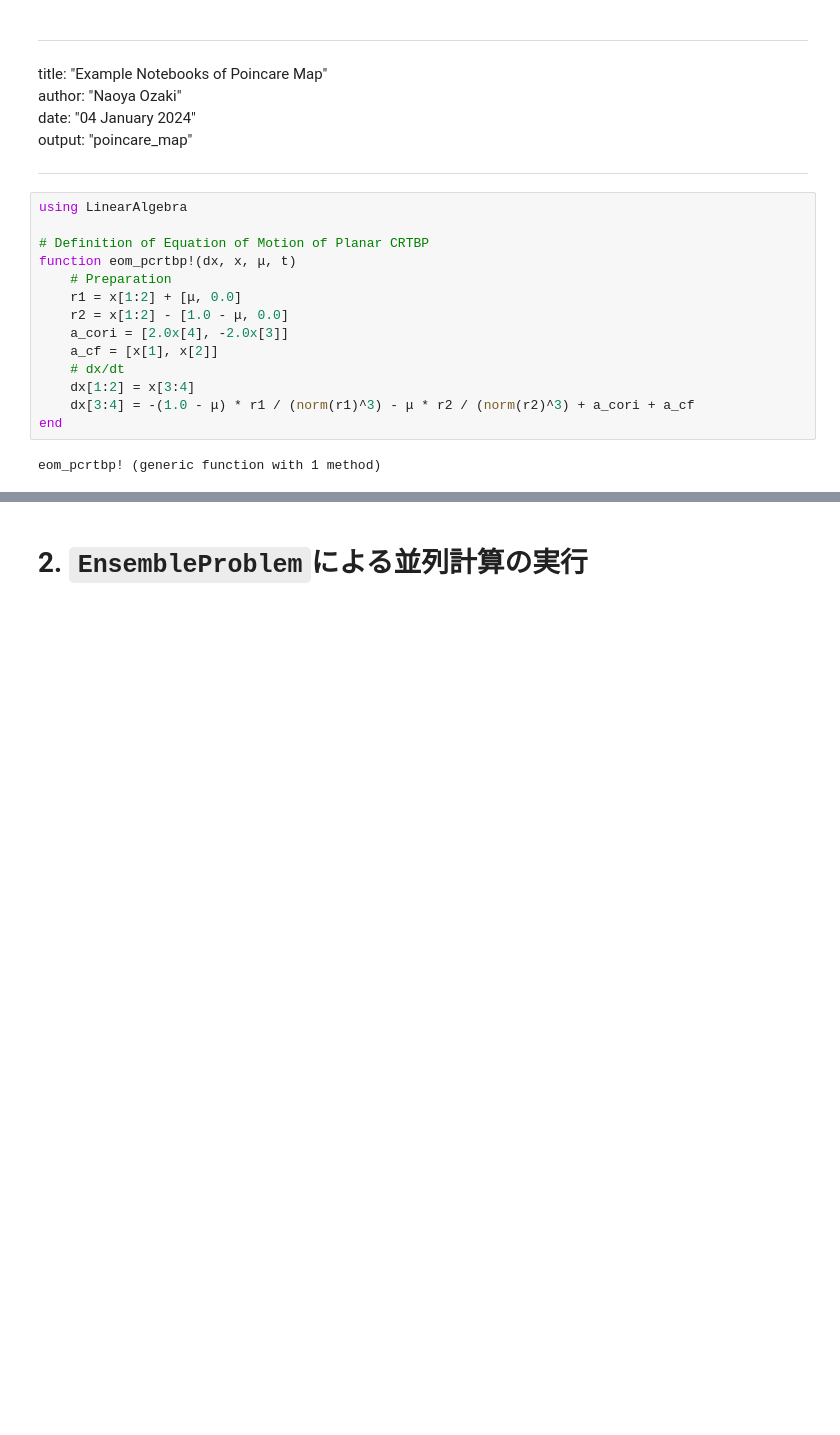
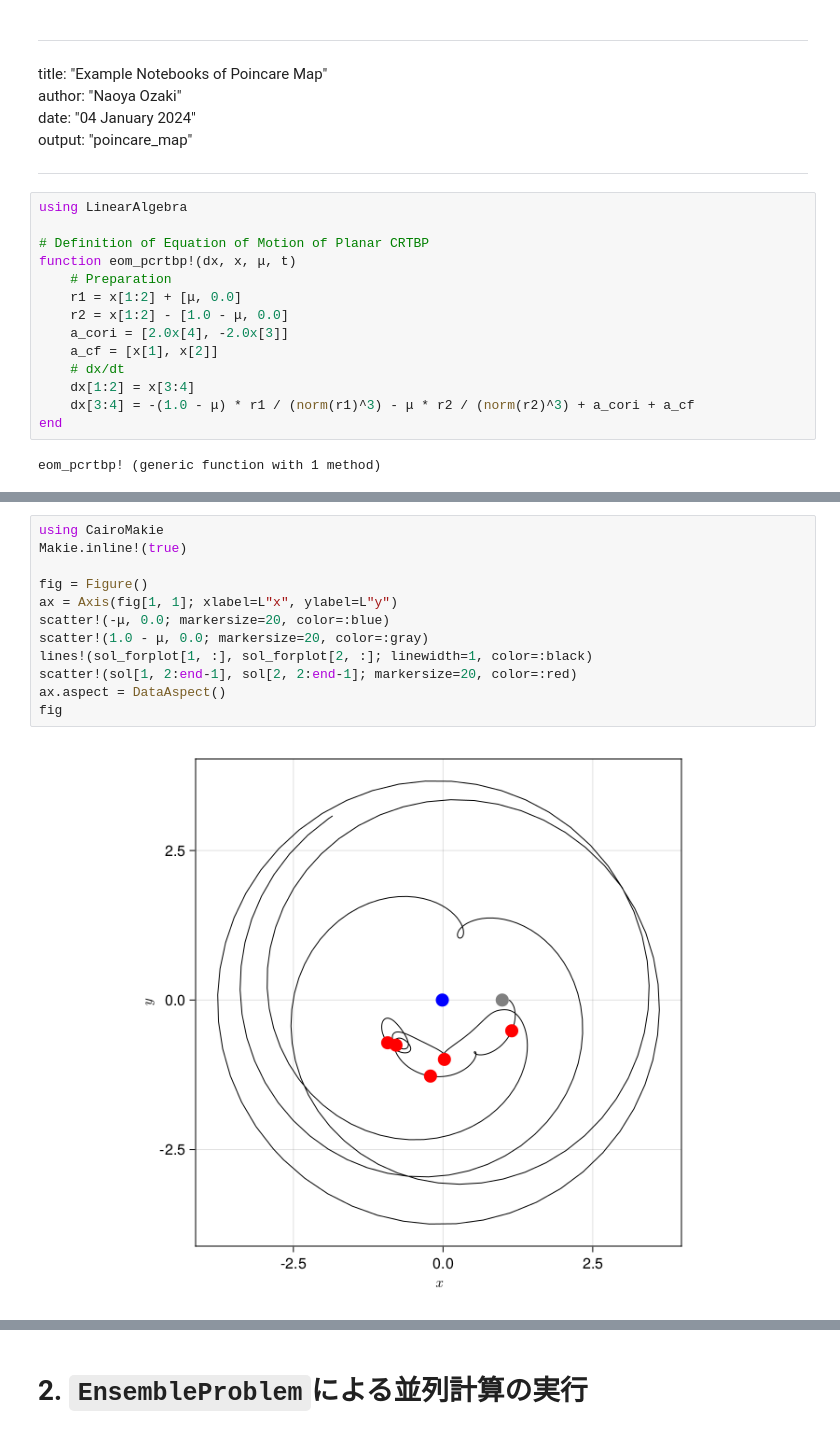
Before and after one commit to naoyaozaki/CRTBP.jl, a Jupyter notebook: work/poincare_map.ipynb, the cells around one changed output, grey strips where cells are left out. Saved outputs shown, nothing was run; the diff lists cells and outputs as text; blank space fills up the shorter version.

```diff
--- a/work/poincare_map.ipynb
+++ b/work/poincare_map.ipynb
@@ -94,3 +98,17 @@ theta = atan.(x_all[:, 2],x_all[:, 1] .+ μ)
+# %%
+using CairoMakie
+Makie.inline!(true)
+
+fig = Figure()
+ax = Axis(fig[1, 1]; xlabel=L"x", ylabel=L"y")
+scatter!(-μ, 0.0; markersize=20, color=:blue)
+scatter!(1.0 - μ, 0.0; markersize=20, color=:gray)
+lines!(sol_forplot[1, :], sol_forplot[2, :]; linewidth=1, color=:black)
+scatter!(sol[1, 2:end-1], sol[2, 2:end-1]; markersize=20, color=:red)
+ax.aspect = DataAspect()
+fig
+# %% [output]
+[figure, added]
 # %%
 using CairoMakie
 
```
Also changed, not shown: parts of 9 cells of this notebook.
